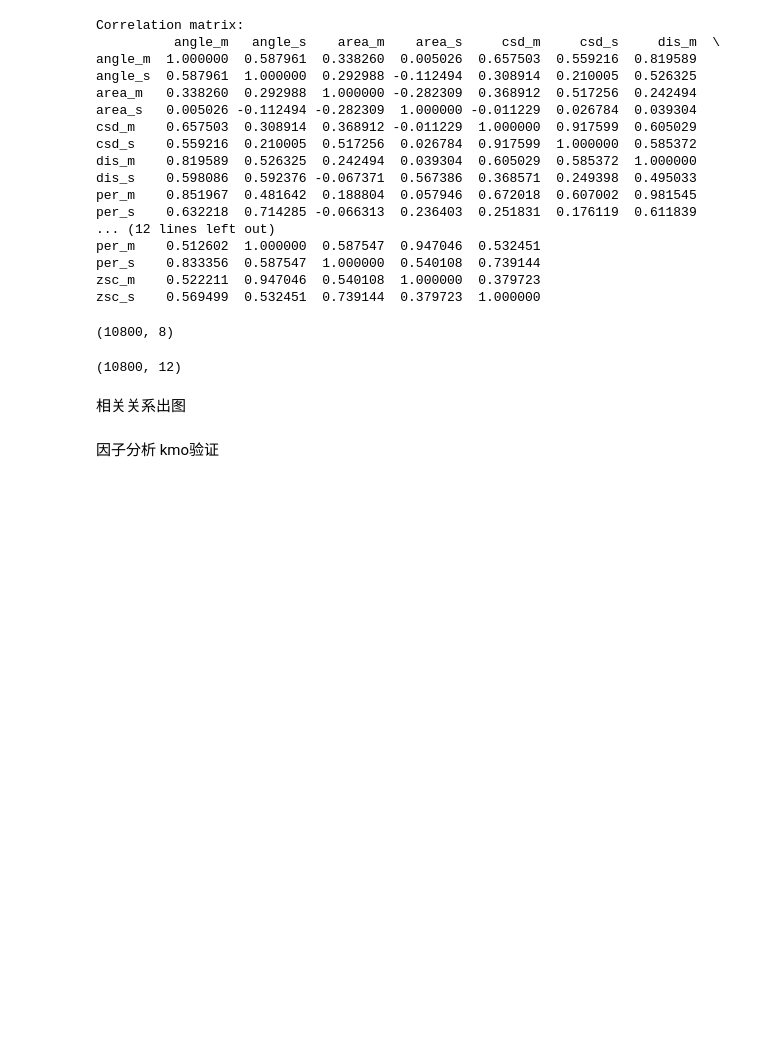
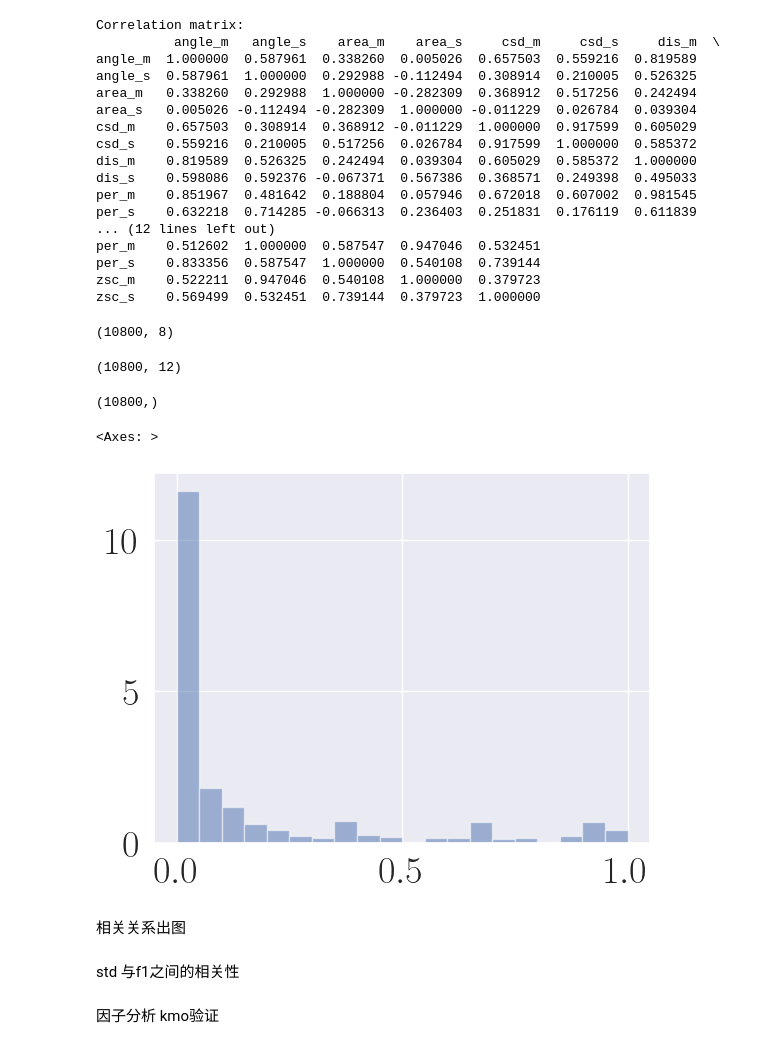
Before and after one commit to DLoveS1314/test_RandomForestRegressor, a Jupyter notebook: processdata.ipynb, the cells around one changed output. Cells and saved outputs as stored; diff of their text form; code cells hidden in the pictures; blank space fills up the shorter version.

```diff
--- a/processdata.ipynb
+++ b/processdata.ipynb
@@ -3,14 +3,16 @@
 # %%
 outpath= '/home/dls/data/openmmlab/test_RandomForestRegressor/mean'
 path = '/home/dls/data/openmmlab/DGGRID/src/apps/caldgg/c'
-proj = ['FULLER','ISEA']
-topo = ['4D','4H','4T']
+# proj = ['FULLER','ISEA']
+# topo = ['4D','4H','4T']
+proj = ['FULLER' ]
+topo = ['4D' ]
+res = 5
 import pandas as pd
 import os
 from itertools import product
 import numpy as np
-from scipy.stats.mstats import gmean
-res= 6
+# from scipy.stats.mstats import gmean
 for prj , tpo in product(proj,topo):
     dirname = os.path.join(path,f"{prj}{tpo}_{res}_all.csv")
     outname = os.path.join(outpath,f"{prj}{tpo}_{res}_mean.csv")
@@ -43,11 +45,11 @@ for prj , tpo in product(proj,topo):
     # 将每个统计量添加到新的DataFrame中
     for col in df.columns:
         new_df[col + '_mean'] = [means[col]]
-        new_df[col + '_cv'] = [cv[col]]
-        new_df[col + '_std'] = [stds[col]]
+        # new_df[col + '_cv'] = [cv[col]]
+        # new_df[col + '_std'] = [stds[col]]
 
-        new_df[col + '_maxmin'] = df[col].max ()-df[col].min()#
-        new_df[col + '_max'] = df[col].max ()
-        new_df[col + '_min'] = df[col].min()
+        # new_df[col + '_maxmin'] = df[col].max ()-df[col].min()#
+        # new_df[col + '_max'] = df[col].max ()
+        # new_df[col + '_min'] = df[col].min()
     new_df.to_csv(outname,index=False)
 # %% [output]
@@ -580,2 +639,9 @@ df_normalized.shape
+# %%
+print(df_normalized['area_m'].shape)
+df_normalized['area_m'].hist(  bins=20, density=True, alpha=0.5)
+# %% [output]
+(10800,)
+<Axes: >
+[figure, added]
 # %% [markdown]
 相关关系出图
@@ -690,3 +715,5 @@ g.savefig('./scatter.png')
+# %% [markdown]
+ std 与f1之间的相关性
 # %% [markdown]
 因子分析 kmo验证
 # %%
```
Also changed, not shown: parts of 11 cells of this notebook, 14 other files.
